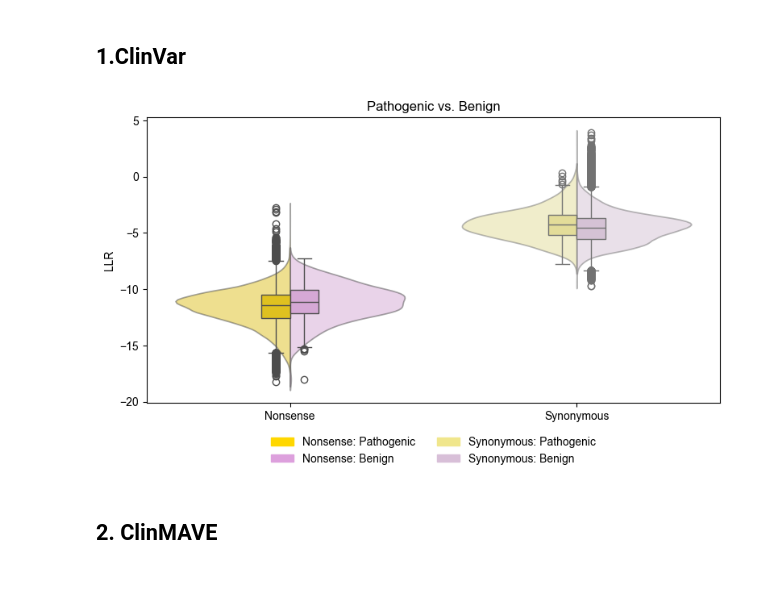
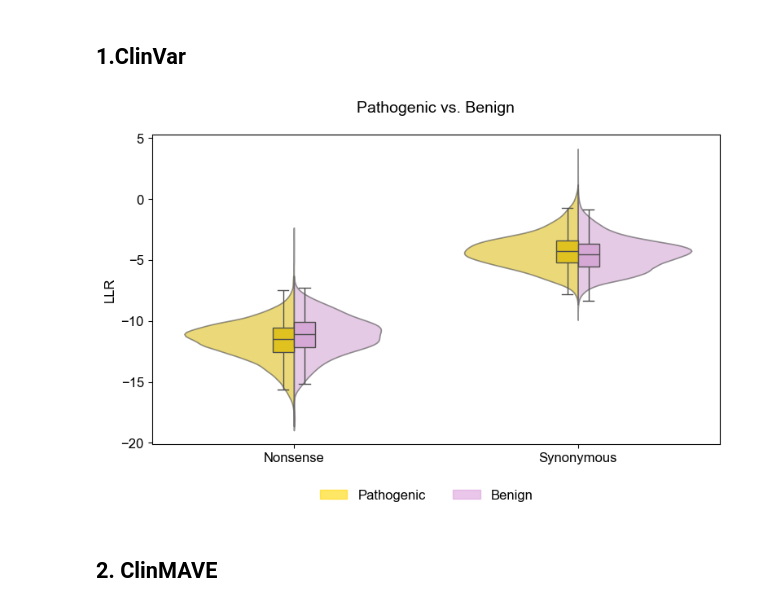
Before and after one commit to Cassie818/Viral-mut, a Jupyter notebook: bin/fig4.ipynb, the cells around one changed output. Cells and saved outputs as stored; diff of their text form; code cells hidden in the pictures; blank space fills up the shorter version.

```diff
--- a/bin/fig4.ipynb
+++ b/bin/fig4.ipynb
@@ -95,92 +95,62 @@ synonymous_likely_benign_gene = likely_benign_gene.loc[likely_benign_gene['LLR']
 import numpy as np
 import pandas as pd
 import seaborn as sns
 import matplotlib.pyplot as plt
-import matplotlib.colors as mcolors
 import matplotlib.patches as mpatches
 
 
 data = []
-
 data.extend([{'Type': 'Nonsense', 'Class': 'Pathogenic', 'Score': s} for s in nonsense_Pathogenic_gene + nonsense_likely_Pathogenic_gene])
 data.extend([{'Type': 'Nonsense', 'Class': 'Benign', 'Score': s} for s in nonsense_benign_gene + nonsense_likely_benign_gene])
 data.extend([{'Type': 'Synonymous', 'Class': 'Pathogenic', 'Score': s} for s in synonymous_Pathogenic_gene + synonymous_likely_Pathogenic_gene])
 data.extend([{'Type': 'Synonymous', 'Class': 'Benign', 'Score': s} for s in synonymous_benign_gene + synonymous_likely_benign_gene])
 
 df_plot = pd.DataFrame(data)
 
-plt.figure(figsize=(8, 5))
-ax = plt.gca()
+plt.rcParams.update({
+    'font.size': 12, 'axes.titlesize': 14, 'axes.labelsize': 12,
+    'legend.fontsize': 12, 'font.family': 'sans-serif', 'font.sans-serif': ['Arial']
+})
 
-plt.rcParams.update({
-        'font.size': 12,
-        'axes.titlesize': 12,
-        'axes.labelsize': 12,
-        'legend.fontsize': 10,
-        'font.family': 'sans-serif',
-        'font.sans-serif': ['Arial']
-    })
+c_pathogenic = 'gold'
+c_benign = 'plum'
+palette = {'Pathogenic': c_pathogenic, 'Benign': c_benign}
 
-
-c_non_pathogenic = 'gold'
-c_non_benign = 'plum'
-
-
-c_syn_pathogenic = 'khaki'
-c_syn_benign = 'thistle'
-
-
-palette_nonsense = {'Pathogenic': c_non_pathogenic, 'Benign': c_non_benign}
-palette_syn = {'Pathogenic': c_syn_pathogenic, 'Benign': c_syn_benign}
-
+fig, ax = plt.subplots(figsize=(9, 5))
 
 x_order = ['Nonsense', 'Synonymous']
 hue_order = ['Pathogenic', 'Benign']
 
 
-df_non = df_plot[df_plot['Type'] == 'Nonsense']
-sns.violinplot(data=df_non, x='Type', y='Score', hue='Class',
-               order=x_order, hue_order=hue_order,
-               split=True, inner=None, palette=palette_nonsense, alpha=0.5, ax=ax)
+sns.violinplot(data=df_plot, x='Type', y='Score', hue='Class',
+               order=x_order, hue_order=hue_order, split=True, inner=None,
+               palette=palette, alpha=0.6, linewidth=1.2, ax=ax)
 
-sns.boxplot(data=df_non, x='Type', y='Score', hue='Class',
-            order=x_order, hue_order=hue_order,
-            dodge=True, width=0.2, palette=palette_nonsense, ax=ax,
-            boxprops={'zorder': 2})
+sns.boxplot(data=df_plot, x='Type', y='Score', hue='Class',
+            order=x_order, hue_order=hue_order, dodge=True, width=0.15,
+            palette=palette, boxprops={'zorder': 2}, showfliers=False, ax=ax)
 
 
-df_syn = df_plot[df_plot['Type'] == 'Synonymous']
-sns.violinplot(data=df_syn, x='Type', y='Score', hue='Class',
-               order=x_order, hue_order=hue_order,
-               split=True, inner=None, palette=palette_syn, alpha=0.5, ax=ax)
+ax.set_title('Pathogenic vs. Benign', loc='center', pad=20, fontweight='bold', fontsize=14)
+ax.set_ylabel('LLR')
+ax.set_xlabel('')
 
-sns.boxplot(data=df_syn, x='Type', y='Score', hue='Class',
-            order=x_order, hue_order=hue_order,
-            dodge=True, width=0.2, palette=palette_syn, ax=ax,
-            boxprops={'zorder': 2})
+ax.set_xticklabels(['Nonsense', 'Synonymous'], fontsize=12, fontweight='bold')
+
+if ax.legend_:
+    ax.legend_.remove()
+
+legend_handles = [
+    mpatches.Patch(color=c_pathogenic, label='Pathogenic', alpha=0.6),
+    mpatches.Patch(color=c_benign, label='Benign', alpha=0.6)
+]
+
+fig.legend(handles=legend_handles, loc='lower center', bbox_to_anchor=(0.5, -0.05), ncol=2, frameon=False)
 
 
-legend_handles = [
-    mpatches.Patch(color=c_non_pathogenic, label='Nonsense: Pathogenic'),
-    mpatches.Patch(color=c_non_benign, label='Nonsense: Benign'),
-    mpatches.Patch(color=c_syn_pathogenic, label='Synonymous: Pathogenic'),
-    mpatches.Patch(color=c_syn_benign, label='Synonymous: Benign')
-]
-
-
-plt.legend(handles=legend_handles,
-           loc='lower center',
-           bbox_to_anchor=(0.5, -0.25),
-           ncol=2,
-           frameon=False)
-
-
-plt.title('Pathogenic vs. Benign')
-plt.ylabel('LLR')
-plt.xlabel('')
-plt.tight_layout()
+plt.subplots_adjust(bottom=0.12)
 plt.show()
 # %% [output]
-[figure, old version]
+[figure, new version]
 # %% [markdown]
 ## 2. ClinMAVE
```
Also changed, not shown: parts of 5 cells of this notebook.
